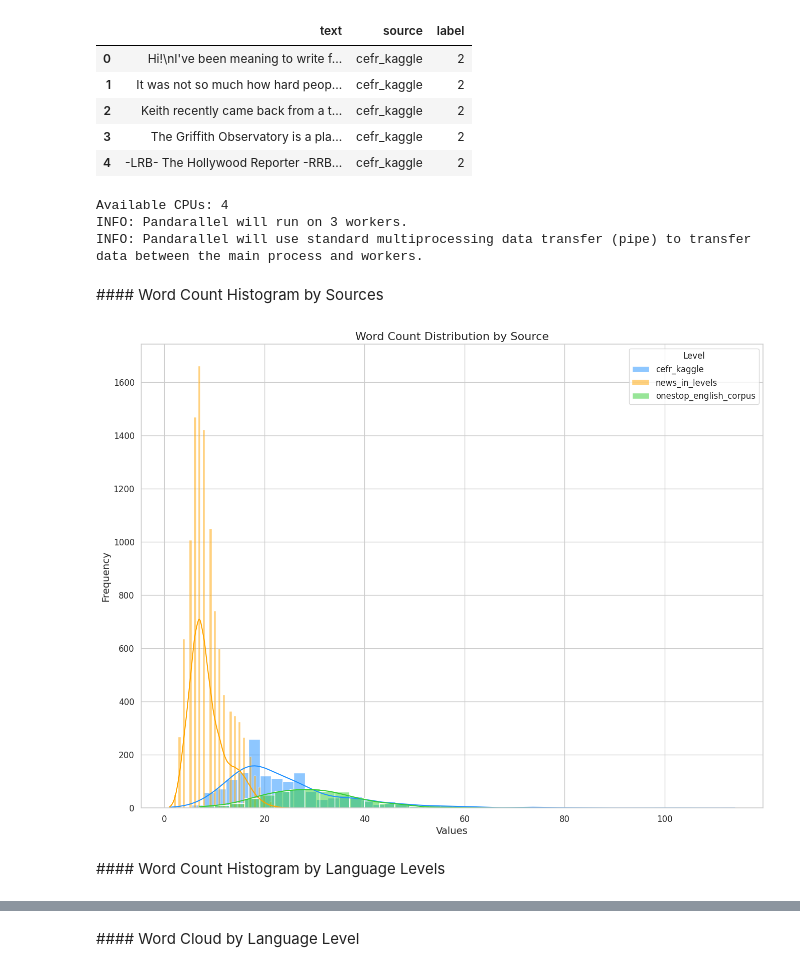
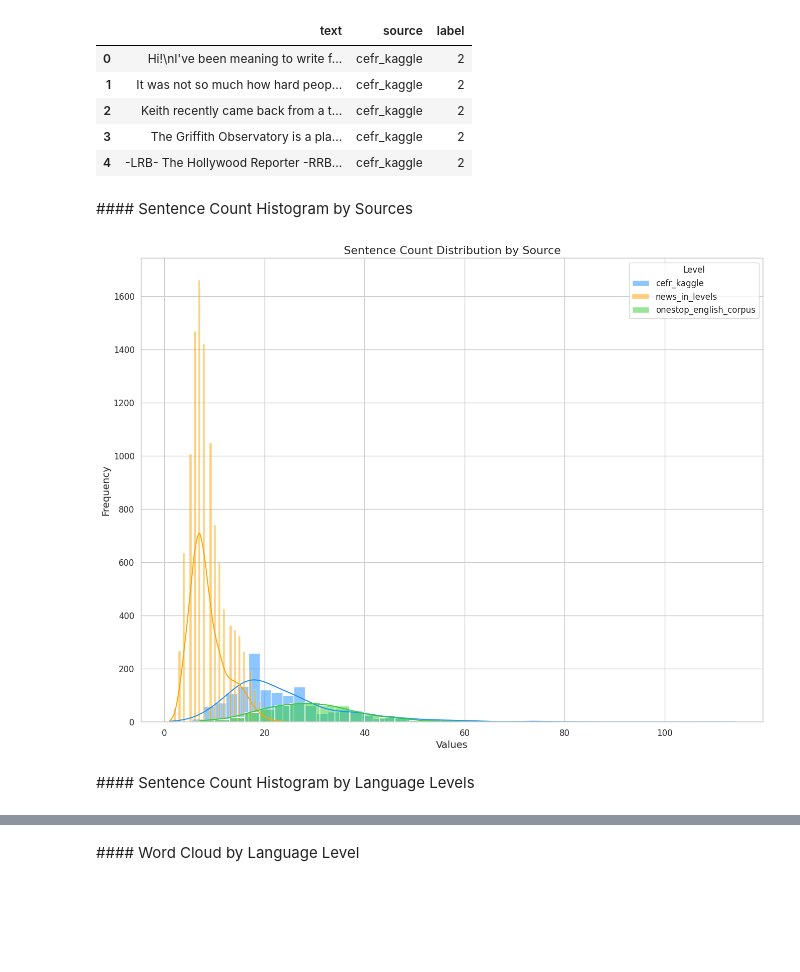
Before and after one commit to egehanyorulmaz/keep-it-simple-ai, a Jupyter notebook: cefr_prediction/explainable_model_train.ipynb, the cells around one changed output, grey strips where cells are left out. Drawn from its saved outputs; the diff is of its cells as text; code cells hidden in the pictures; blank space fills up the shorter version.

Commit message:
fixed sentence tokenizing bug, added evaluation metrics for bert)

```diff
--- a/cefr_prediction/explainable_model_train.ipynb
+++ b/cefr_prediction/explainable_model_train.ipynb
@@ -321,54 +326,43 @@ df.head()
 | 2 | Keith recently came back from a t... | cefr_kaggle | 2 |
 | 3 | The Griffith Observatory is a pla... | cefr_kaggle | 2 |
 | 4 | -LRB- The Hollywood Reporter -RRB... | cefr_kaggle | 2 |
-# %%
-from pandarallel import pandarallel
-import multiprocessing
-
-num_processors = multiprocessing.cpu_count()
-print(f'Available CPUs: {num_processors}')
-
-pandarallel.initialize(nb_workers=num_processors-1, use_memory_fs=False)
-# %% [output]
-Available CPUs: 4
-INFO: Pandarallel will run on 3 workers.
-INFO: Pandarallel will use standard multiprocessing data transfer (pipe) to transfer data between the main process and workers.
 # %%
 import nltk
 # nltk.download('punkt')
-df["word_count"] = df["text"].parallel_apply(lambda t: len(nltk.sent_tokenize(t)))
+df["sentence_count"] = df["text"].parallel_apply(lambda t: len(nltk.sent_tokenize(t)))
+df["word_count"] = df["text"].parallel_apply(lambda t: len(nltk.word_tokenize(t)))
 # %% [markdown]
-#### Word Count Histogram by Sources
+#### Sentence Count Histogram by Sources
 # %%
 sns.set(style="whitegrid", context="notebook")
 
 # Create the distplot for each level
 fig, ax = plt.subplots(figsize=(16, 12))
 
 color_map = {"cefr_kaggle": "dodgerblue", "news_in_levels": "orange", "onestop_english_corpus": "limegreen"}
 
 for source in df["source"].unique():
     sns.histplot(data=df[df["source"] == source],
-                 x="word_count",
+                 x="sentence_count",
                  kde=True,
                  label=source,
                  ax=ax,
                  alpha=.5,
                  color=color_map[source] )
 
 # Customize the plot
-ax.set_title("Word Count Distribution by Source", fontsize=16)
+ax.set_title("Sentence Count Distribution by Source", fontsize=16)
 ax.set_xlabel("Values", fontsize=14)
 ax.set_ylabel("Frequency", fontsize=14)
 ax.legend(title="Level", fontsize=12)
 ax.tick_params(axis="both", which="major", labelsize=12)
 
 # Show the plot
 plt.show()
 # %% [output]
-[figure, old version]
+[figure, new version]
 # %% [markdown]
-#### Word Count Histogram by Language Levels
+#### Sentence Count Histogram by Language Levels
 # %%
 sns.set(style="whitegrid", context="notebook")
 
```
Also changed, not shown: parts of 53 cells of this notebook.
